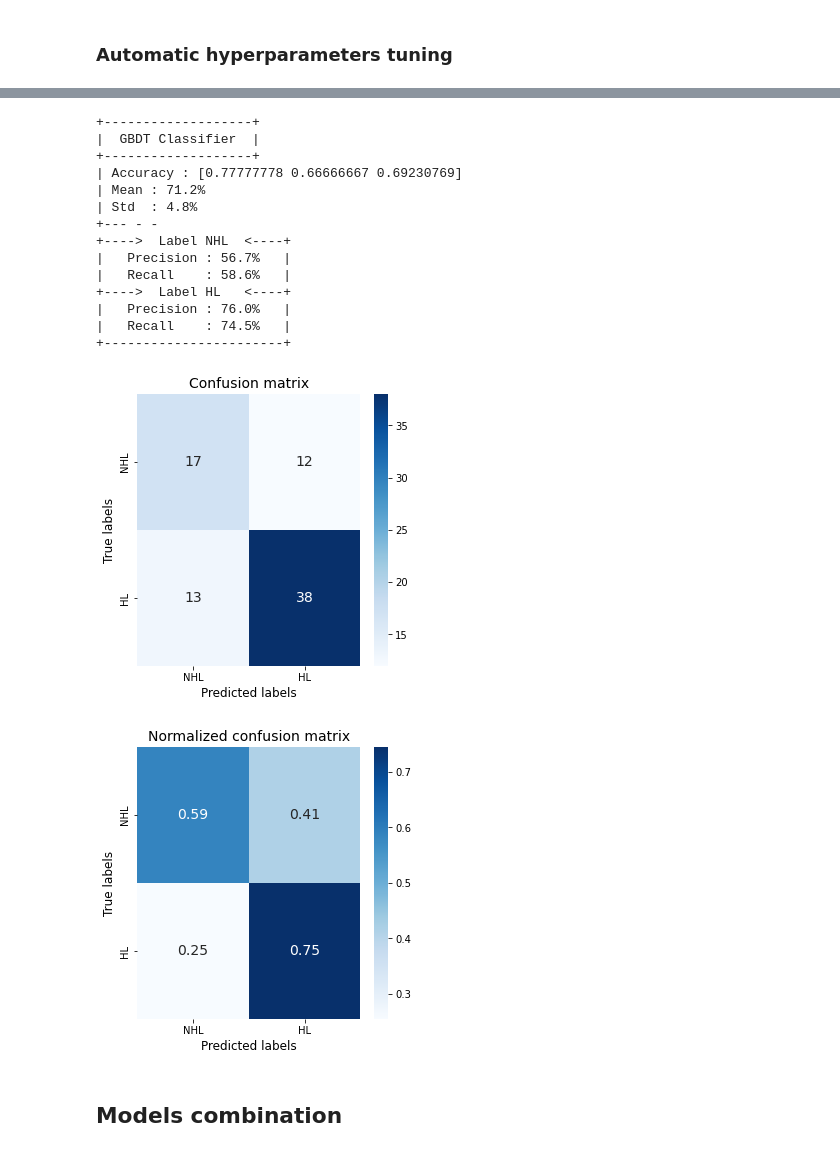
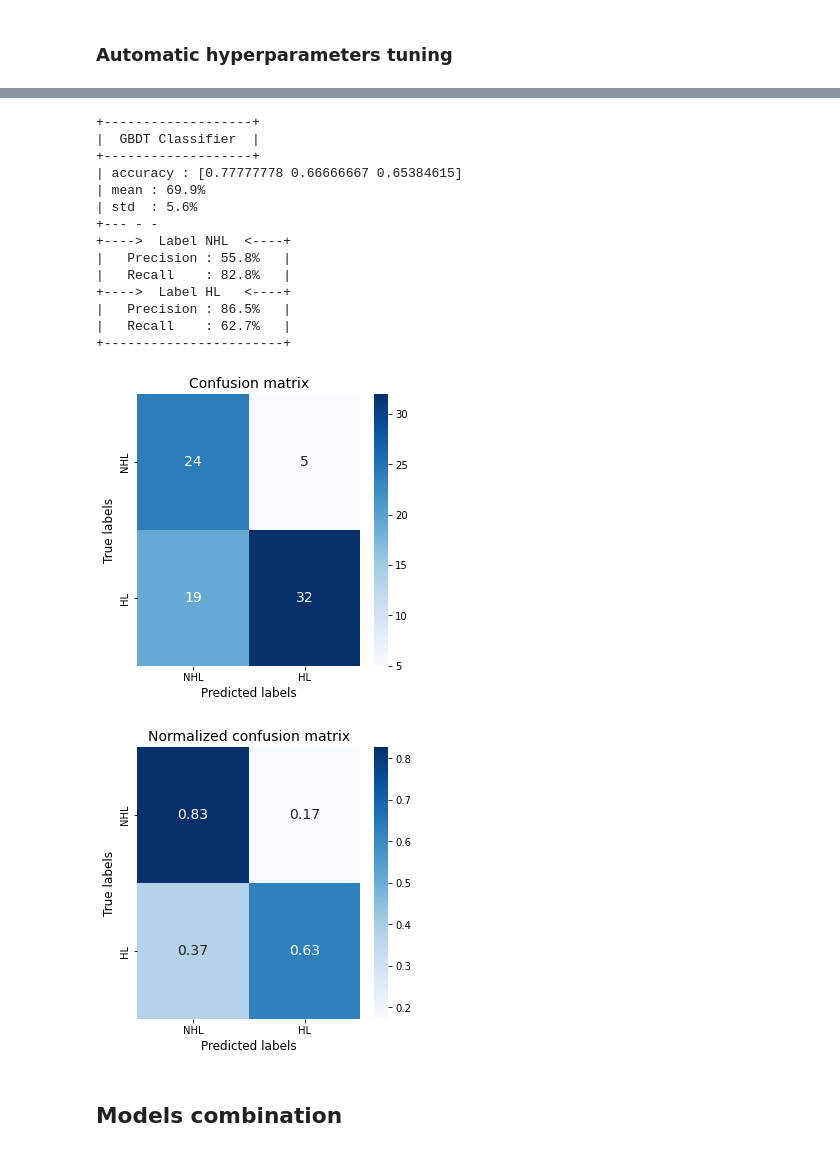
Before and after one commit to harel-coffee/mediastinal-lymphoma-classification-auto, a Jupyter notebook: 3_binary_classification.ipynb, the cells around one changed output, grey strips where cells are left out. Cells and saved outputs as stored; diff of their text form; code cells hidden in the pictures.

```diff
--- a/3_binary_classification.ipynb
+++ b/3_binary_classification.ipynb
@@ -469,7 +414,7 @@ def obj_forest (trial):
 
 
 study_forest = optuna_study (
-                              model_name  = "clf_forest"  ,
+                              model_name  = "bin_clf_forest"  ,
                               storage_dir = "./storage" ,
                               objective = obj_forest ,
                               n_trials  = 50 ,
@@ -498,10 +443,10 @@ clf_forest = RandomForestClassifier (
                                       class_weight = best_params["c_weights"] ,
                                     )
 
-scores = cross_val_score ( clf_forest, X_train_hrf, y_train, scoring = "accuracy", cv = 3 )
+accuracy = cross_val_score ( clf_forest, X_train_hrf, y_train, scoring = "accuracy", cv = 3 )
 y_train_pred = cross_val_predict ( clf_forest, X_train, y_train, cv = 3 )
 
-display_score ( model_name = "Random Forest Classifier", scores = scores )
+display_score ( scores = accuracy, score_name = "accuracy", model_name = "Random Forest Classifier" )
 _ = precision_recall_scores ( y_train, y_train_pred, verbose = True, labels = ["NHL", "HL"], show_conf_matrix = True )
 # %% [output]
 +----------------------------+
@@ -535,10 +480,10 @@ clf_gbdt = GradientBoostingClassifier (
                                         max_depth = 5       ,
                                       )
 
-scores = cross_val_score ( clf_gbdt, X_train_hrf, y_train, scoring = "accuracy", cv = 3 )
+accuracy = cross_val_score ( clf_gbdt, X_train_hrf, y_train, scoring = "accuracy", cv = 3 )
 y_train_pred = cross_val_predict ( clf_gbdt, X_train, y_train, cv = 3 )
 
-display_score ( model_name = "GBDT Classifier", scores = scores )
+display_score ( scores = accuracy, score_name = "accuracy", model_name = "GBDT Classifier" )
 _ = precision_recall_scores ( y_train, y_train_pred, verbose = True, labels = ["NHL", "HL"], show_conf_matrix = True )
 # %% [output]
 +-------------------+
@@ -589,7 +534,7 @@ def obj_gbdt (trial):
 
 
 study_gbdt = optuna_study (
-                          model_name  = "clf_gbdt"  ,
+                          model_name  = "bin_clf_gbdt"  ,
                           storage_dir = "./storage" ,
                           objective = obj_gbdt ,
                           n_trials  = 50 ,
@@ -609,38 +554,38 @@ df . sort_values ( by = "value", ascending = False ) . head()
 # %%
 best_params = study_gbdt . best_params
 
 clf_gbdt = GradientBoostingClassifier (
                                         loss = best_params["loss"] ,
                                         learning_rate = best_params["lr"] ,
                                         n_estimators  = best_params["n_estims"]  ,
                                         criterion  =  best_params["criterion"]   ,
                                         max_features  = best_params["max_feats"] ,
                                         max_leaf_nodes = best_params["max_leaf"] ,
                                         max_depth = best_params["max_depth"] ,
                                       )
 
-scores = cross_val_score ( clf_gbdt, X_train_hrf, y_train, scoring = "accuracy", cv = 3 )
+accuracy = cross_val_score ( clf_gbdt, X_train_hrf, y_train, scoring = "accuracy", cv = 3 )
 y_train_pred = cross_val_predict ( clf_gbdt, X_train, y_train, cv = 3 )
 
-display_score ( model_name = "GBDT Classifier", scores = scores )
+display_score ( scores = accuracy, score_name = "accuracy", model_name = "GBDT Classifier" )
 _ = precision_recall_scores ( y_train, y_train_pred, verbose = True, labels = ["NHL", "HL"], show_conf_matrix = True )
 # %% [output]
 +-------------------+
 |  GBDT Classifier  |
 +-------------------+
-| Accuracy : [0.77777778 0.66666667 0.69230769]
-| Mean : 71.2%
-| Std  : 4.8%
+| accuracy : [0.77777778 0.66666667 0.65384615]
+| mean : 69.9%
+| std  : 5.6%
 +--- - -
 +---->  Label NHL  <----+
-|   Precision : 56.7%   |
-|   Recall    : 58.6%   |
+|   Precision : 55.8%   |
+|   Recall    : 82.8%   |
 +---->  Label HL   <----+
-|   Precision : 76.0%   |
-|   Recall    : 74.5%   |
+|   Precision : 86.5%   |
+|   Recall    : 62.7%   |
 +-----------------------+
-[figure, old version]
+[figure, new version]
-[figure, old version]
+[figure, new version]
 # %% [markdown]
 ## Models combination
 # %%
```
Also changed, not shown: parts of 17 cells of this notebook.
